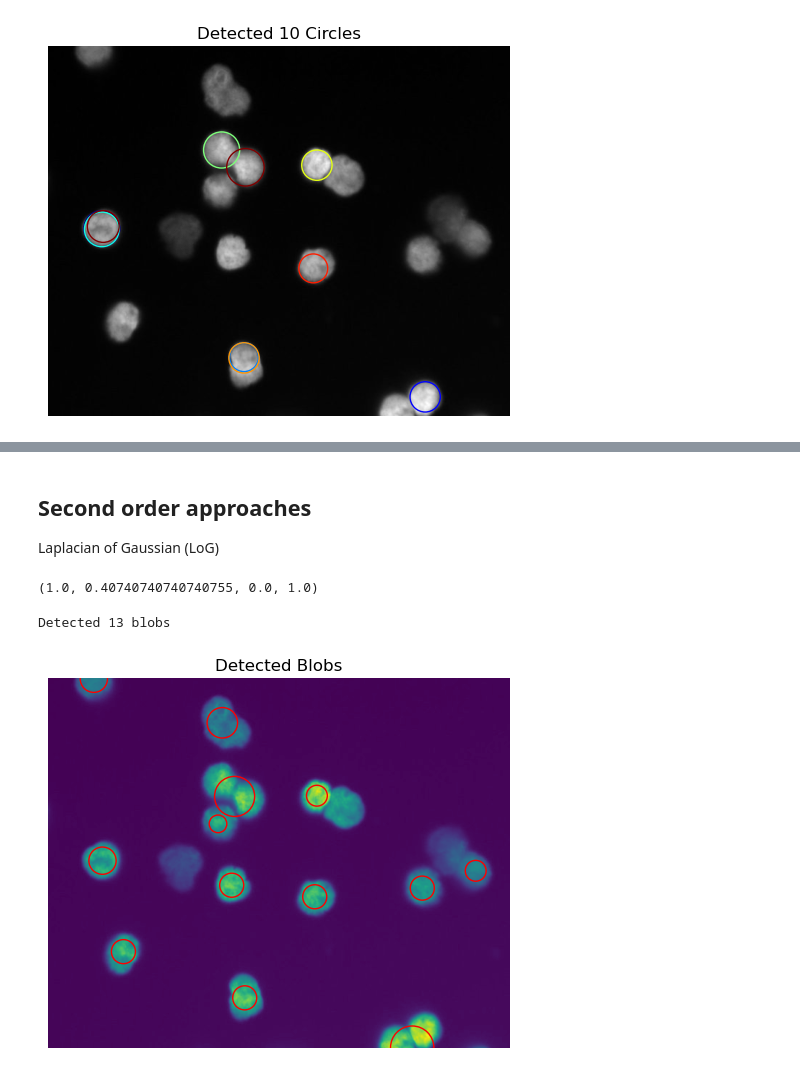
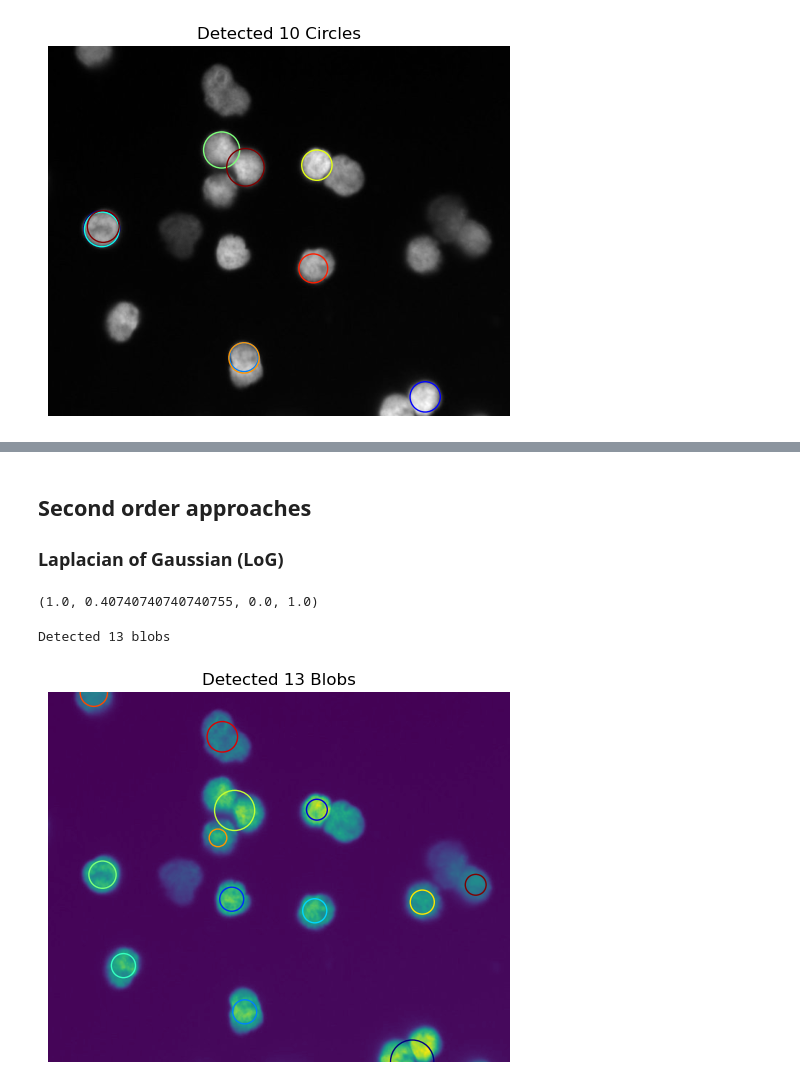
Before and after one commit to TranslationalML/course-image-analysis, a Jupyter notebook: module2/feature_extraction.ipynb, the cells around one changed output, grey strips where cells are left out. Drawn from its saved outputs; the diff is of its cells as text; code cells hidden in the pictures.

```diff
--- a/module2/feature_extraction.ipynb
+++ b/module2/feature_extraction.ipynb
@@ -112,0 +131,13 @@ Detected 10 circles
+# %%
+# Load and normalize the E.Coli image
+image_file = os.path.join(path_to_images, 'gram_negative_bacilli_crop.png')
+img = io.imread(image_file)
+img = color.rgb2gray(img) # convert to grayscale
+img = img/np.max(img) # normalize the image to [0,1]
+print(f'Image has shape {img.shape}')
+
+# Display the image
+plt.figure()
+io.imshow(img)
+
+plt.title('Original image')
@@ -113,7 +202,7 @@ Detected 10 circles
 # %% [markdown]
 ## Second order approaches
 
-Laplacian of Gaussian (LoG)
+### Laplacian of Gaussian (LoG)
 # %%
 cm=plt.cm.jet
 print(cm(4/5))
@@ -122,26 +211,28 @@ print(cm(4/5))
 # %%
 from skimage.feature import blob_log
 
 # Define the range of blob sizes to detect
 min_sigma = 10
 max_sigma = 30
 
 # Perform blob detection using LoG
 blobs = blob_log(img, min_sigma=min_sigma, max_sigma=max_sigma)
-print(f'Detected {blobs.shape[0]} blobs')
+n_blobs = blobs.shape[0]
+print(f'Detected {n_blobs} blobs')
 
 # Display the detected blobs
+cm=plt.cm.jet # get a colormap
 fig, ax = plt.subplots()
 ax.imshow(img)
 
-for blob in blobs:
+for i, blob in enumerate(blobs):
     y, x, radius = blob
-    circle = plt.Circle((x, y), radius, color='r', fill=False)
+    circle = plt.Circle((x, y), radius, color=cm(i/(n_blobs-1)), fill=False)
     ax.add_patch(circle)
 
-plt.title('Detected Blobs')
+plt.title(f'Detected {n_blobs} Blobs')
 plt.axis('off')
 plt.show()
 # %% [output]
 Detected 13 blobs
-[figure, old version]
+[figure, new version]
```
Also changed, not shown: parts of 9 cells of this notebook, 2 other files.
